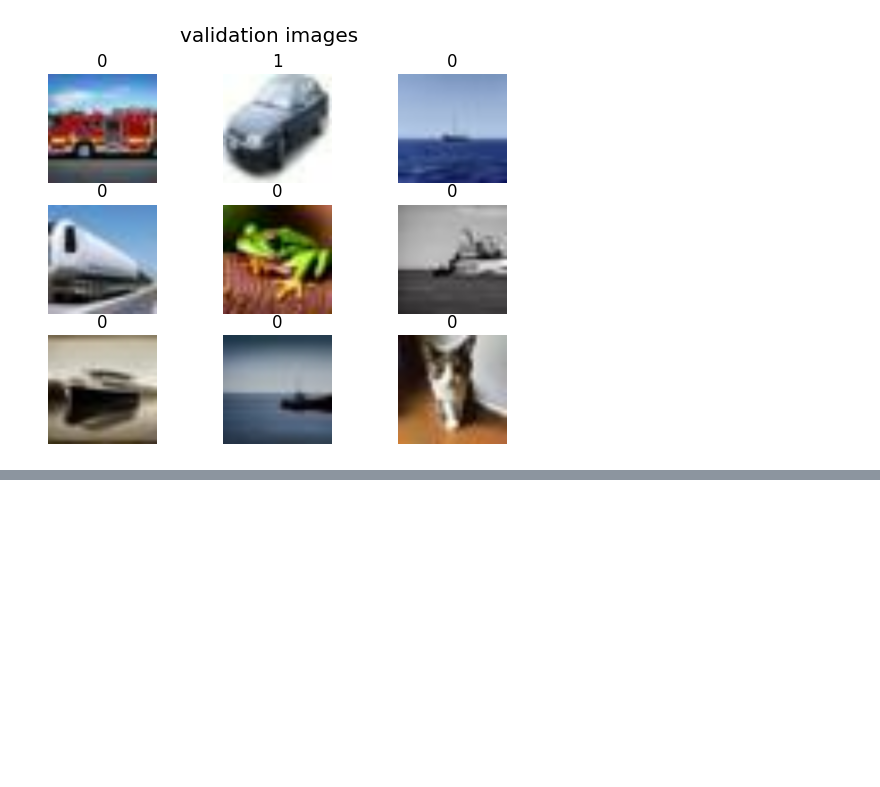
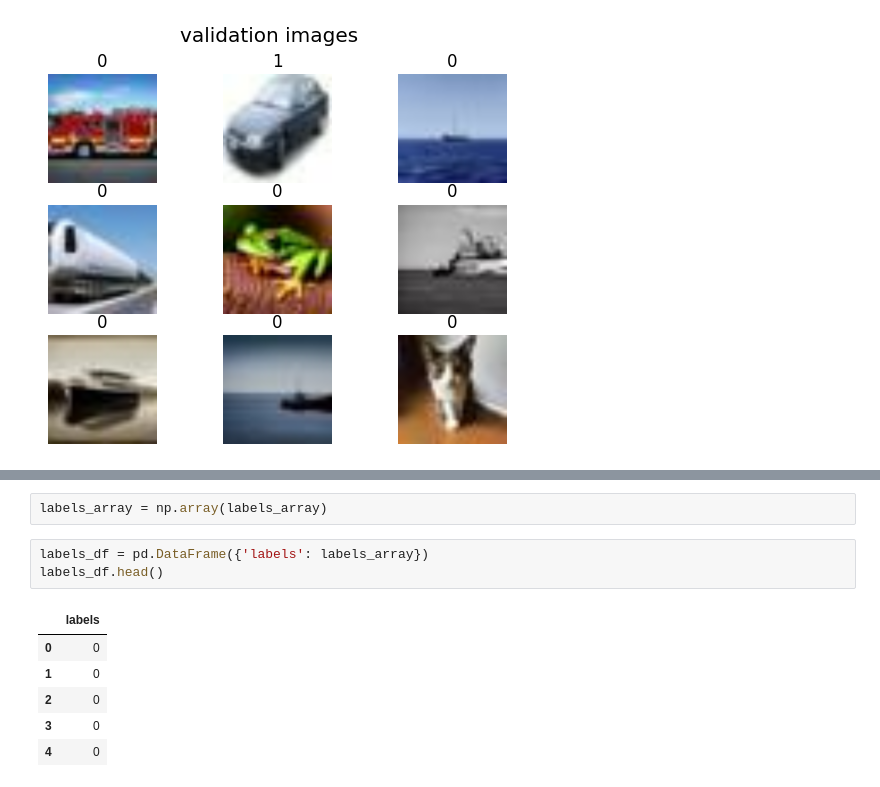
Before and after one commit to Venchislav/Neural-Networks, a Jupyter notebook: CV/cifake-cnn.ipynb, the cells around one changed output, grey strips where cells are left out. Cells and saved outputs as stored; diff of their text form; blank space fills up the shorter version.

```diff
--- a/CV/cifake-cnn.ipynb
+++ b/CV/cifake-cnn.ipynb
@@ -71,0 +88,12 @@ for img, lbl in val_data.take(1):
+# %%
+labels_array = np.array(labels_array)
+# %%
+labels_df = pd.DataFrame({'labels': labels_array})
+labels_df.head()
+# %% [output]
+|  | labels |
+| 0 | 0 |
+| 1 | 0 |
+| 2 | 0 |
+| 3 | 0 |
+| 4 | 0 |
```
Also changed, not shown: parts of 5 cells of this notebook.
